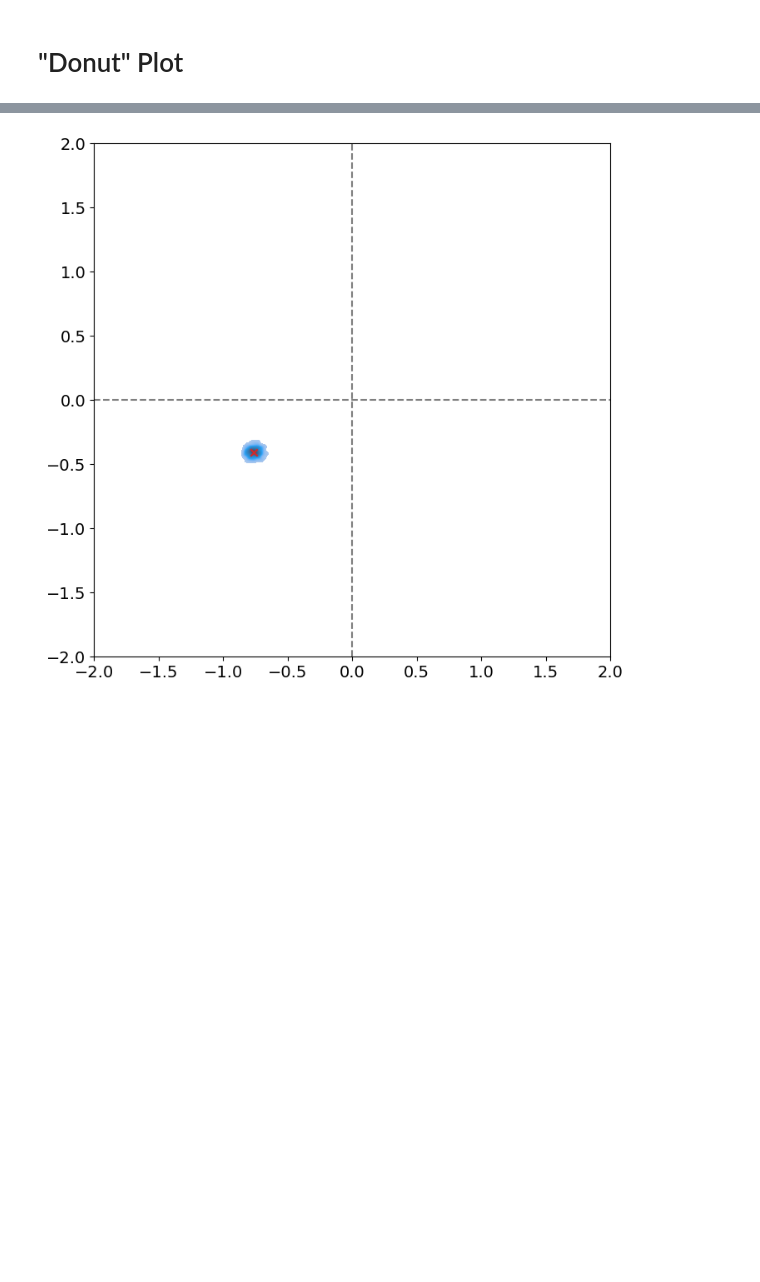
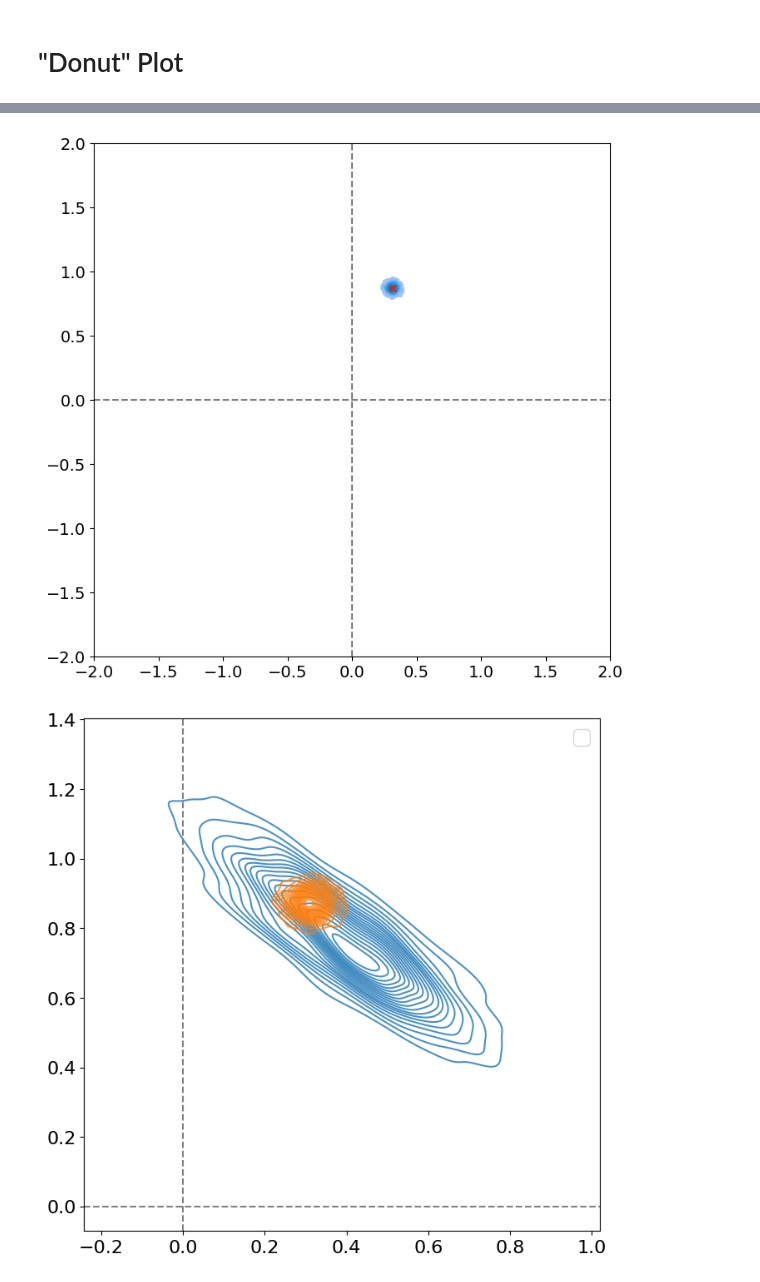
Before and after one commit to ninpnin/embedding-uncertainty-estimation, a Jupyter notebook: stan_simulation/plots.ipynb, the cells around one changed output, grey strips where cells are left out. Cells and saved outputs as stored; diff of their text form; code cells hidden in the pictures; blank space fills up the shorter version.

```diff
--- a/stan_simulation/plots.ipynb
+++ b/stan_simulation/plots.ipynb
@@ -307,14 +475,14 @@ vocabulary = data['vocabulary']
 
 # --  specify fit ---
 inference_method = 'vi'
-saved_fits_dir = "stan_fits_mfvi_nofix" #"stan_fits_mfvi_dxd" #"stan_fits_dxdfixmap" #stan_fits_mfvi_nofix
+saved_fits_dir = "stan_fits_mfvi_dxd" #"stan_fits_mfvi_dxd" #"stan_fits_dxdfixmap" #stan_fits_mfvi_nofix
 fit = load_fit(size, saved_fits_dir)
 
 if inference_method == 'hmc':
     word_vectors_samples = fit['word_vectors']
     #context_vectors_samples = fit['context_vectors']
 elif inference_method == 'vi':
-    word_vectors_samples, _ = extract_word_and_context_vectors_vi(fit, vocabulary)
+    word_vectors_samples, _ = extract_word_and_context_vectors_vi(fit.variational_sample_pd, vocabulary)
 # ----
 
 #def plot_posterior(word_index, word_vectors_samples, vocabulary):
@@ -351,4 +519,4 @@ plt.show()
 
 plt.show()
 # %% [output]
-[figure, old version]
+[figure, new version]
@@ -354,0 +525,73 @@ plt.show()
+# %%
+import json
+import seaborn as sns
+import pandas as pd
+import matplotlib.pyplot as plt
+import numpy as np
+
+word_index = 0
+
+with open('100k_v10_d2_.json') as f:
+    data = json.load(f)
+
+vocabulary = data['vocabulary']
+
+# -- specify fit for HMC ---
+inference_method_hmc = 'hmc'
+size = 100000
+saved_fits_dir_hmc = "stan_fits_dxdfixmap"
+fit_hmc = load_fit(size, saved_fits_dir_hmc)
+
+word_vectors_samples_hmc = fit_hmc['word_vectors']
+
+# -- specify fit for VI ---
+inference_method_vi = 'vi'
+saved_fits_dir_vi = "stan_fits_mfvi_dxd"
+fit_vi = load_fit(size, saved_fits_dir_vi)
+
+word_vectors_samples_vi, _ = extract_word_and_context_vectors_vi(fit_vi.variational_sample_pd, vocabulary)
+
+# ----
+
+word_samples_hmc = word_vectors_samples_hmc[word_index]
+word_samples_vi = word_vectors_samples_vi[word_index]
+
+data_hmc = {
+    'Dim 1': word_samples_hmc[0, :],
+    'Dim 2': word_samples_hmc[1, :],
+    'Method': ['HMC'] * word_samples_hmc.shape[1]
+}
+
+data_vi = {
+    'Dim 1': word_samples_vi[0, :],
+    'Dim 2': word_samples_vi[1, :],
+    'Method': ['VI'] * word_samples_vi.shape[1]
+}
+
+df_hmc = pd.DataFrame(data_hmc)
+df_vi = pd.DataFrame(data_vi)
+
+df_combined = pd.concat([df_hmc, df_vi])
+
+plt.figure(figsize=(8, 8))
+sns.kdeplot(x='Dim 1', y='Dim 2', data=df_combined[df_combined['Method'] == 'HMC'], fill=False, thresh=0.05, levels=20, alpha=0.8, label='HMC')
+sns.kdeplot(x='Dim 1', y='Dim 2', data=df_combined[df_combined['Method'] == 'VI'], fill=False, thresh=0.05, levels=20, alpha=0.8, label='VI')
+
+#plt.scatter([np.mean(word_samples_hmc[0, :])], [np.mean(word_samples_hmc[1, :])], marker='x', color='tab:blue', label='Mean HMC')
+#plt.scatter([np.mean(word_samples_vi[0, :])], [np.mean(word_samples_vi[1, :])], marker='x', color='tab:orange', label='Mean VI')
+
+plt.axhline(y=0, color='tab:gray', ls='--')
+plt.axvline(x=0, color='tab:gray', ls='--')
+#plt.xlim([-2, 2])
+#plt.ylim([-2, 2])
+
+plt.tick_params(axis='both', which='major', labelsize=16)
+plt.xlabel('')
+plt.ylabel('')
+
+plt.legend()
+plt.savefig(f'figs/combined_filled_donut_wordidx{word_index}.pdf')
+
+plt.show()
+# %% [output]
+[figure, added]
```
Also changed, not shown: parts of 11 cells of this notebook, 1 other file.
